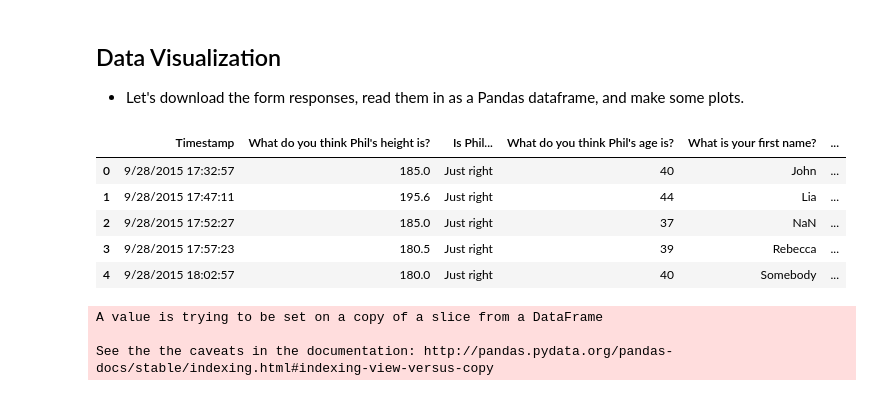
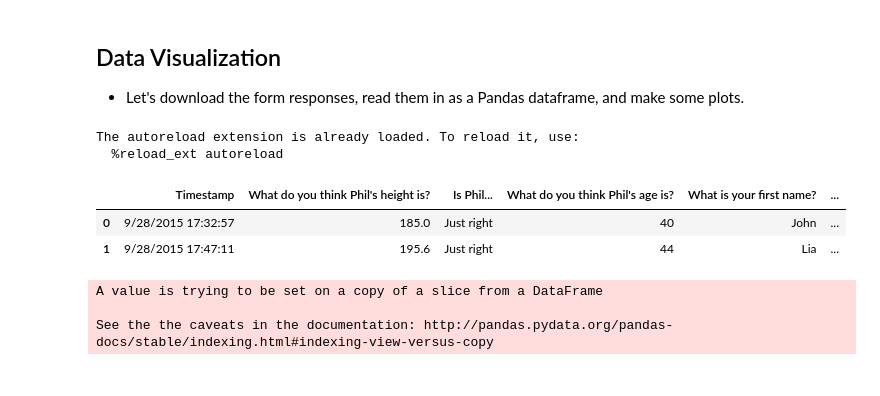
Before and after one commit to hungiyang/Fruitcake, a Jupyter notebook: Fruitcake.ipynb, the cells around one changed output. Drawn from its saved outputs; the diff is of its cells as text; code cells hidden in the pictures.

```diff
--- a/Fruitcake.ipynb
+++ b/Fruitcake.ipynb
@@ -19,14 +19,18 @@ import numpy as np
 import pandas as pd
 %load_ext autoreload
 %autoreload 2
+%matplotlib inline
+import matplotlib.pyplot as plt
+plt.rcParams['figure.figsize'] = (8.0, 6.0)
+plt.rcParams['font.size'] = 20
+# %% [output]
+The autoreload extension is already loaded. To reload it, use:
+  %reload_ext autoreload
 # %%
-data = pd.read_csv("data.csv")
-data.head()
+rawdata = pd.read_csv("data.csv")
+rawdata.head(2)
 # %% [output]
 |  | Timestamp | What do you think Phil's height is? | Is Phil... | What do you think Phil's age is? | What is your first name? | ... |
 | 0 | 9/28/2015 17:32:57 | 185.0 | Just right | 40 | John | ... |
 | 1 | 9/28/2015 17:47:11 | 195.6 | Just right | 44 | Lia | ... |
-| 2 | 9/28/2015 17:52:27 | 185.0 | Just right | 37 | NaN | ... |
-| 3 | 9/28/2015 17:57:23 | 180.5 | Just right | 39 | Rebecca | ... |
-| 4 | 9/28/2015 18:02:57 | 180.0 | Just right | 40 | Somebody | ... |
 # %%
```
Also changed, not shown: parts of 31 cells of this notebook.
